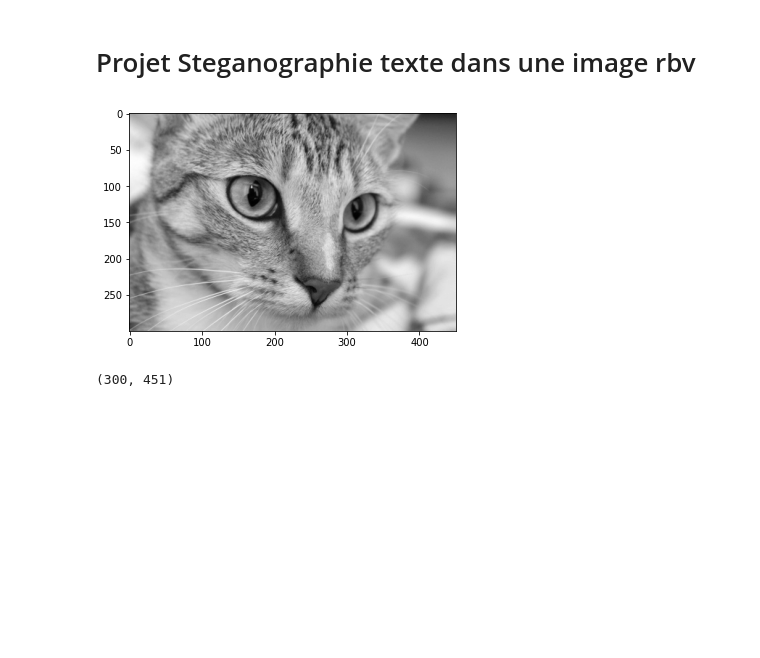
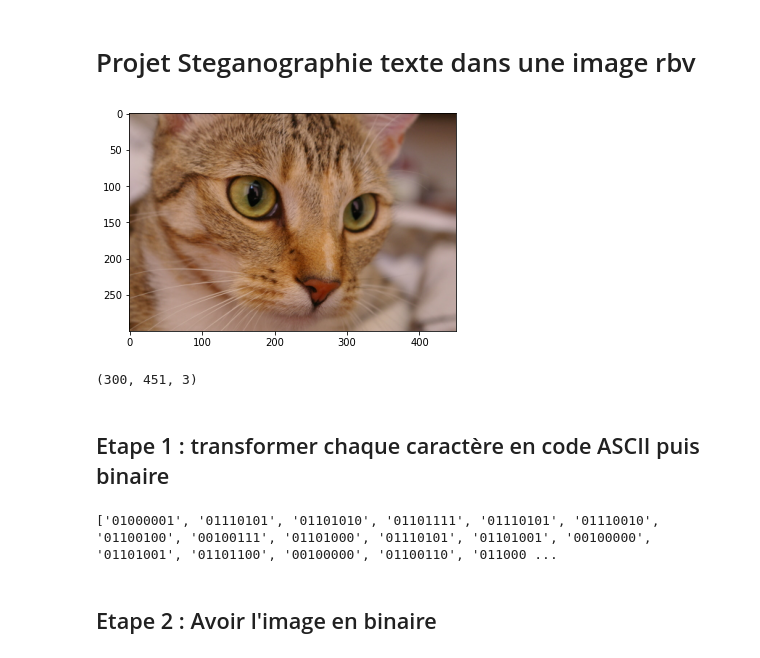
Before and after one commit to lisacsn/Steganographie, a Jupyter notebook: Stegano.ipynb, the cells around one changed output. Drawn from its saved outputs; the diff is of its cells as text; code cells hidden in the pictures; blank space fills up the shorter version.

```diff
--- a/Stegano.ipynb
+++ b/Stegano.ipynb
@@ -3,13 +3,15 @@
 # %%
 import numpy as np
 import matplotlib.pyplot as plt
 import skimage
 
 img = skimage.data.chelsea()
-img = skimage.color.rgb2gray(img)
-plt.imshow(img, 'gray')
+# img = skimage.color.rgb2gray(img)
+plt.imshow(img)
 plt.show()
 print(img.shape)
 # %% [output]
-[figure, old version]
+[figure, new version]
-(300, 451)
+(300, 451, 3)
+# %% [markdown]
+## Etape 1 : transformer chaque caractère en code ASCII puis binaire
@@ -15,0 +20,13 @@ print(img.shape)
+# %%
+liste_ascii = []
+for car in message :
+  ordre = ord(car) # transformer chaque lettre en code ascii
+  lettre_asci = bin(ordre)
+  lettre_asci = lettre_asci[2:].zfill(8)
+  liste_ascii.append(lettre_asci)
+
+print(liste_ascii)
+# %% [output]
+['01000001', '01110101', '01101010', '01101111', '01110101', '01110010', '01100100', '00100111', '01101000', '01110101', '01101001', '00100000', '01101001', '01101100', '00100000', '01100110', '011000 ...
+# %% [markdown]
+## Etape 2 : Avoir l'image en binaire
```
Also changed, not shown: parts of 17 cells of this notebook.
